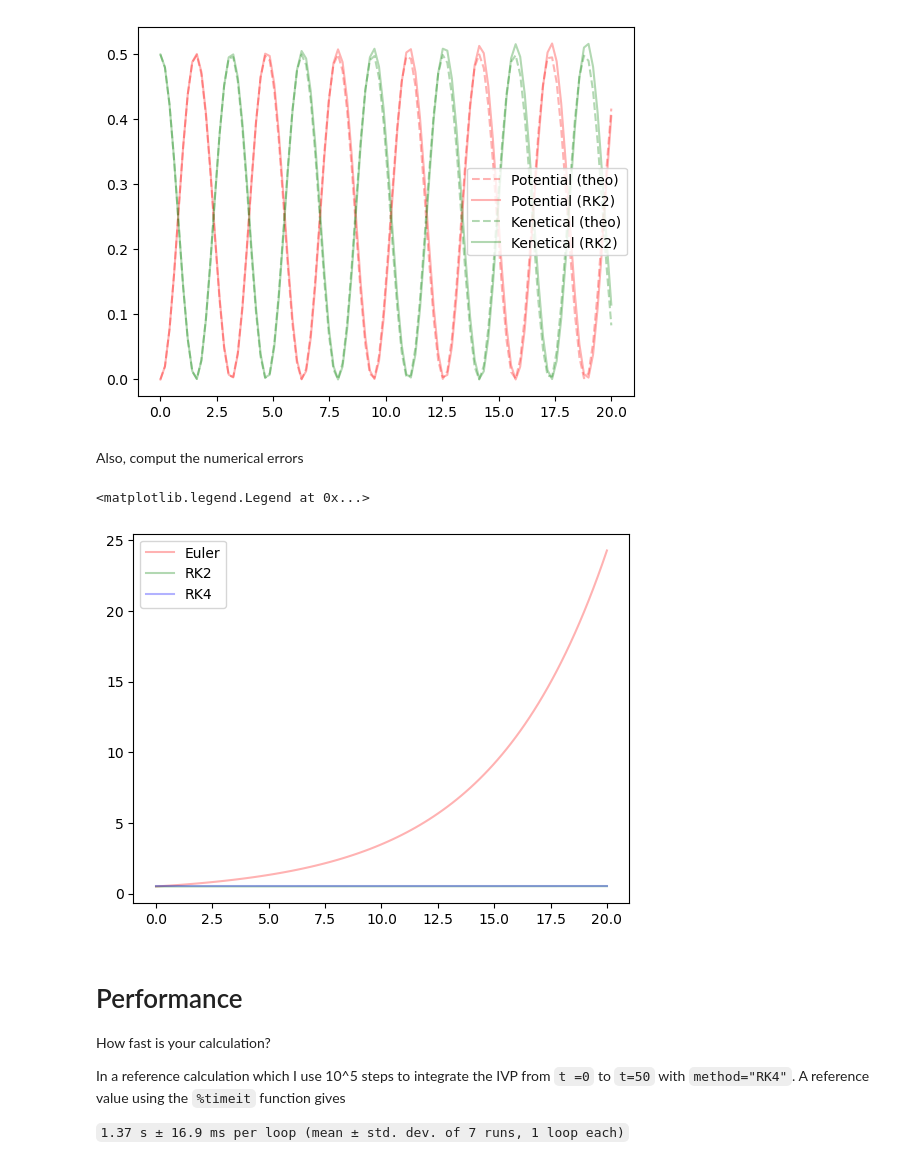
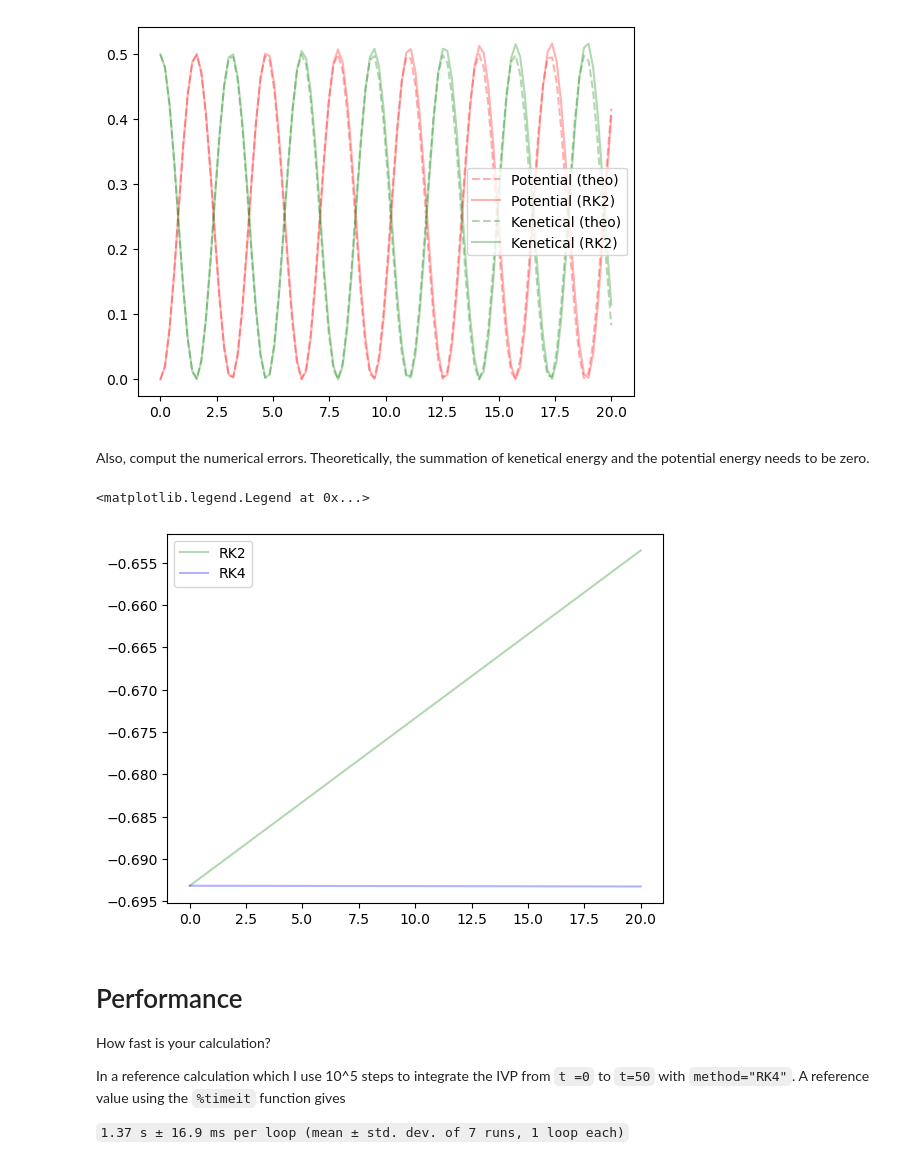
Before and after one commit to gary20000915/ComputationalPhysicsLab, a Jupyter notebook: Lab1/1_simple_harmonic.ipynb, the cells around one changed output. Cells and saved outputs as stored; diff of their text form; code cells hidden in the pictures.

```diff
--- a/Lab1/1_simple_harmonic.ipynb
+++ b/Lab1/1_simple_harmonic.ipynb
@@ -139,38 +141,38 @@ U_1 = 0.5 * M * np.square(sol1_v)
 U_2 = 0.5 * M * np.square(sol2_v)
 U_3 = 0.5 * M * np.square(sol3_v)
 plt.plot(x, U, "r--", label = "Potential (theo)", alpha = 0.3) # theoretical solution.
-# plt.plot(x, U_1, label = "Potential (Euler)",  alpha = 0.5) # Euler.
+# plt.plot(x, U_1, label = "Potential (Euler)",  alpha = 0.3) # Euler.
 plt.plot(x, U_2, "r", label = "Potential (RK2)",  alpha = 0.3) # RK2.
-# plt.plot(x, U_3, "r", label = "Potential (RK4)",  alpha = 0.5) # RK4.
+# plt.plot(x, U_3, "r", label = "Potential (RK4)",  alpha = 0.3) # RK4.
 
 # Kenetical energy
-K  = 0.5 * M * np.square(y_x)
-K_1 = 0.5 * M * np.square(sol1)
-K_2 = 0.5 * M * np.square(sol2)
-K_3 = 0.5 * M * np.square(sol3)
-plt.plot(x, K, "g--", label = "Kenetical (theo)", alpha = 0.3) # theoretical solution.
+K_theo  = 0.5 * K * np.square(y_x)
+K_1 = 0.5 * K * np.square(sol1)
+K_2 = 0.5 * K * np.square(sol2)
+K_3 = 0.5 * K * np.square(sol3)
+plt.plot(x, K_theo, "g--", label = "Kenetical (theo)", alpha = 0.3) # theoretical solution.
 # plt.plot(x, K_1, label = "Kenetical (Euler)",  alpha = 0.3) # Euler.
 plt.plot(x, K_2, "g", label = "Kenetical (RK2)",  alpha = 0.3) # RK2.
 # plt.plot(x, K_3, "g", label = "Kenetical (RK4)",  alpha = 0.3) # RK4.
 
-plt.legend()
+plt.legend(loc = 'best')
 # %% [output]
 <matplotlib.legend.Legend at 0x...>
 [figure]
-# %% [markdown]
-Also, comput the numerical errors
+# %% [markdown]
+Also, comput the numerical errors. Theoretically, the summation of kenetical energy and the potential energy needs to be zero.
 # %%
-err1 = K_1 + U_1
-err2 = K_2 + U_2
-err3 = K_3 + U_3
+err1 = np.log(K_1 + U_1)
+err2 = np.log(K_2 + U_2)
+err3 = np.log(K_3 + U_3)
 
-plt.plot(x, err1, "r", label = "Euler", alpha  = 0.3)
+# plt.plot(x, err1, "r", label = "Euler", alpha  = 0.3)
 plt.plot(x, err2, "g", label = "RK2", alpha = 0.3)
 plt.plot(x, err3, "b", label = "RK4", alpha = 0.3)
 plt.legend()
 # %% [output]
 <matplotlib.legend.Legend at 0x...>
-[figure, old version]
+[figure, new version]
 # %% [markdown]
 # Performance
 
```
Also changed, not shown: parts of 4 cells of this notebook, 7 other files.
